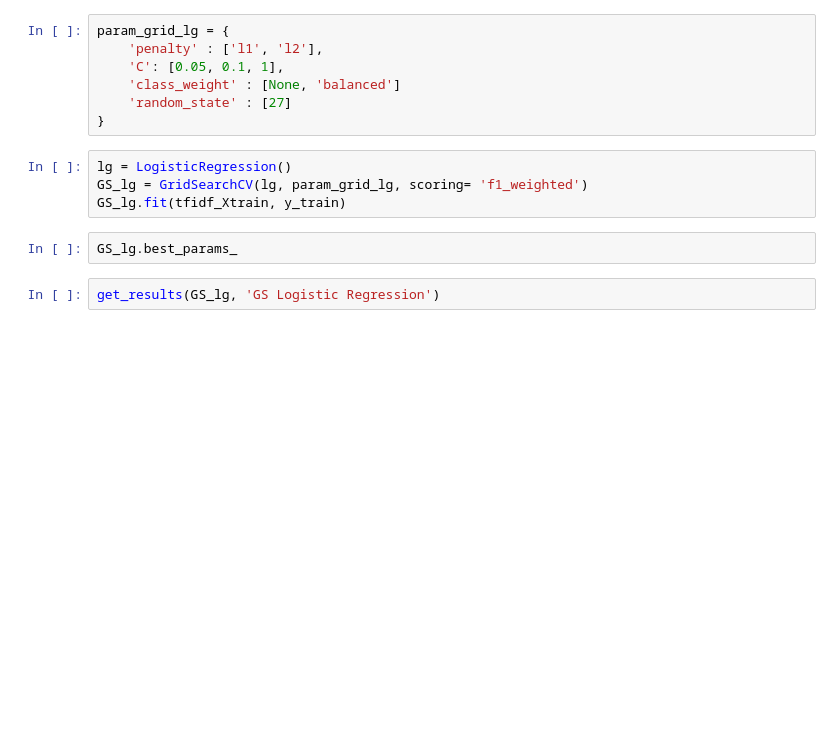
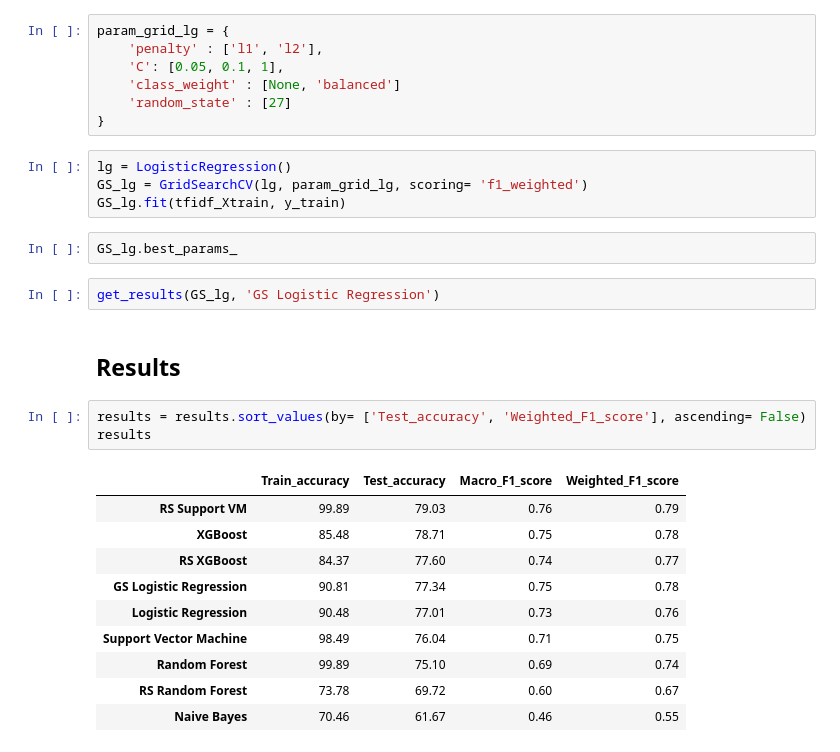
Before and after one commit to cassnutt/worldwide_covid19_vaccines, a Jupyter notebook: Twitter Sentiment Analysis.ipynb, the cells around one changed output. Saved outputs shown, nothing was run; the diff lists cells and outputs as text; blank space fills up the shorter version.

```diff
--- a/Twitter Sentiment Analysis.ipynb
+++ b/Twitter Sentiment Analysis.ipynb
@@ -726,3 +726,19 @@ GS_lg.fit(tfidf_Xtrain, y_train)
 GS_lg.best_params_
 # %%
 get_results(GS_lg, 'GS Logistic Regression')
+# %% [markdown]
+## Results
+# %%
+results = results.sort_values(by= ['Test_accuracy', 'Weighted_F1_score'], ascending= False)
+results
+# %% [output]
+|  | Train_accuracy | Test_accuracy | Macro_F1_score | Weighted_F1_score |
+| RS Support VM | 99.89 | 79.03 | 0.76 | 0.79 |
+| XGBoost | 85.48 | 78.71 | 0.75 | 0.78 |
+| RS XGBoost | 84.37 | 77.60 | 0.74 | 0.77 |
+| GS Logistic Regression | 90.81 | 77.34 | 0.75 | 0.78 |
+| Logistic Regression | 90.48 | 77.01 | 0.73 | 0.76 |
+| Support Vector Machine | 98.49 | 76.04 | 0.71 | 0.75 |
+| Random Forest | 99.89 | 75.10 | 0.69 | 0.74 |
+| RS Random Forest | 73.78 | 69.72 | 0.60 | 0.67 |
+| Naive Bayes | 70.46 | 61.67 | 0.46 | 0.55 |
```
Also changed, not shown: parts of 4 cells of this notebook, 1 other file.
